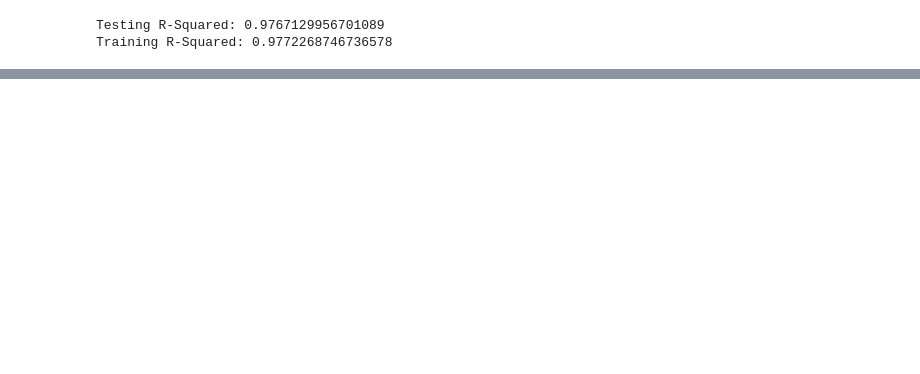
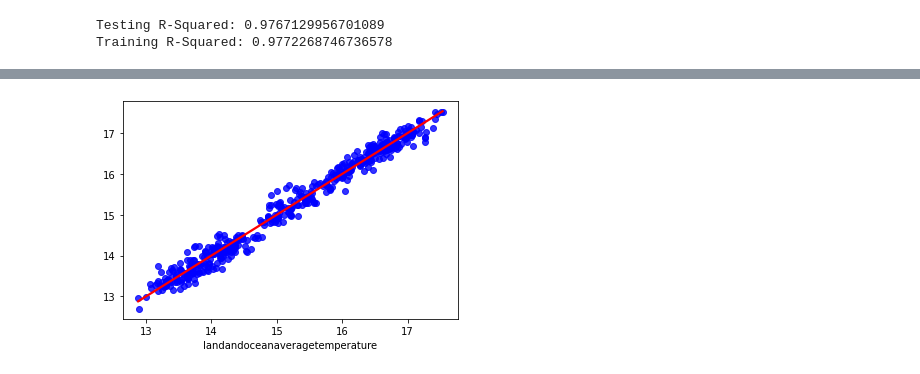
Before and after one commit to ACookOSU522/Capstone_Project, a Jupyter notebook: new_machine_model.ipynb, the cells around one changed output, grey strips where cells are left out. Saved outputs shown, nothing was run; the diff lists cells and outputs as text; code cells hidden in the pictures; blank space fills up the shorter version.

```diff
--- a/new_machine_model.ipynb
+++ b/new_machine_model.ipynb
@@ -177,0 +252,6 @@ mean_squared_error(y_test,y_pred)
+# %%
+# Adding regression plot for RFR
+sns.regplot(x=y_test, y=model.predict(X_test), ci=None, scatter_kws={"color":"blue"},line_kws={"color": "red"});
+plt.show()
+# %% [output]
+[figure, added]
```
Also changed, not shown: parts of 12 cells of this notebook.
